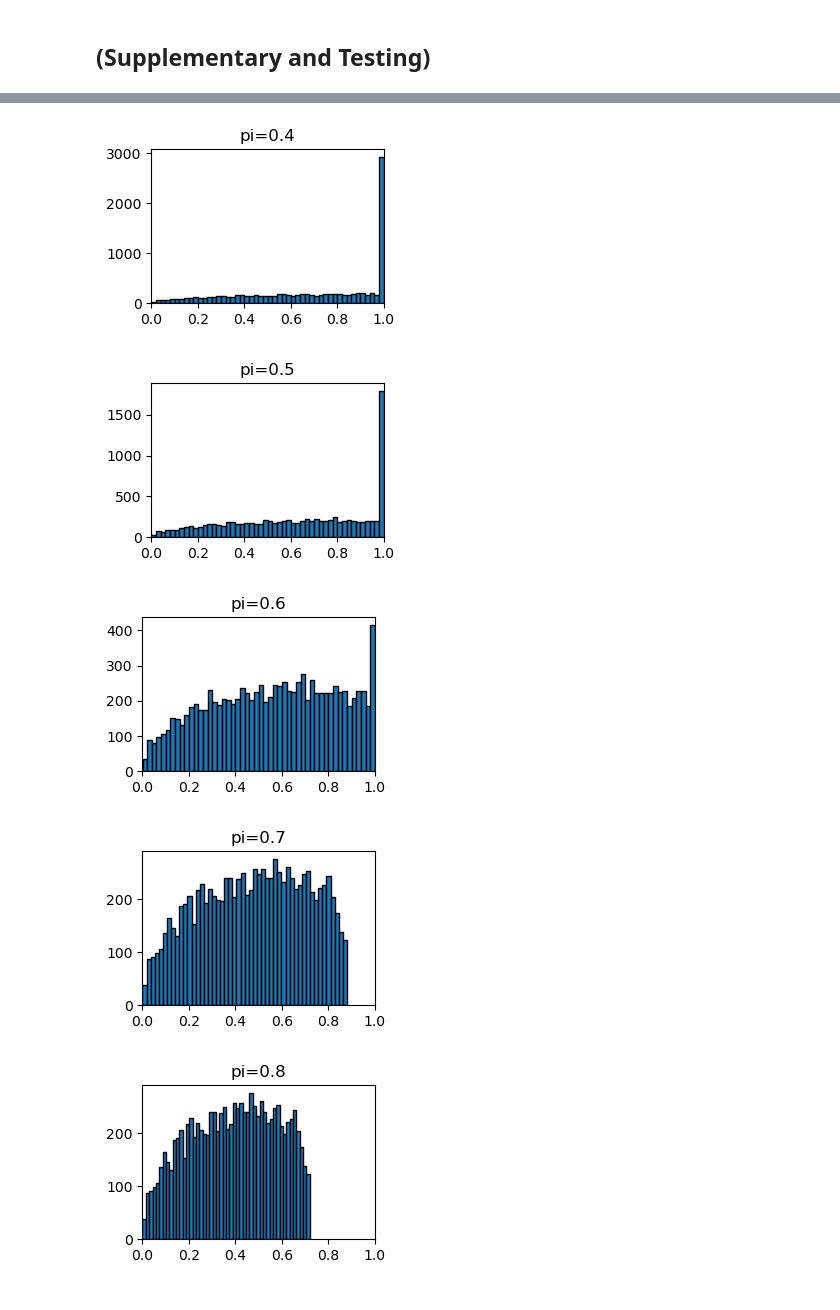
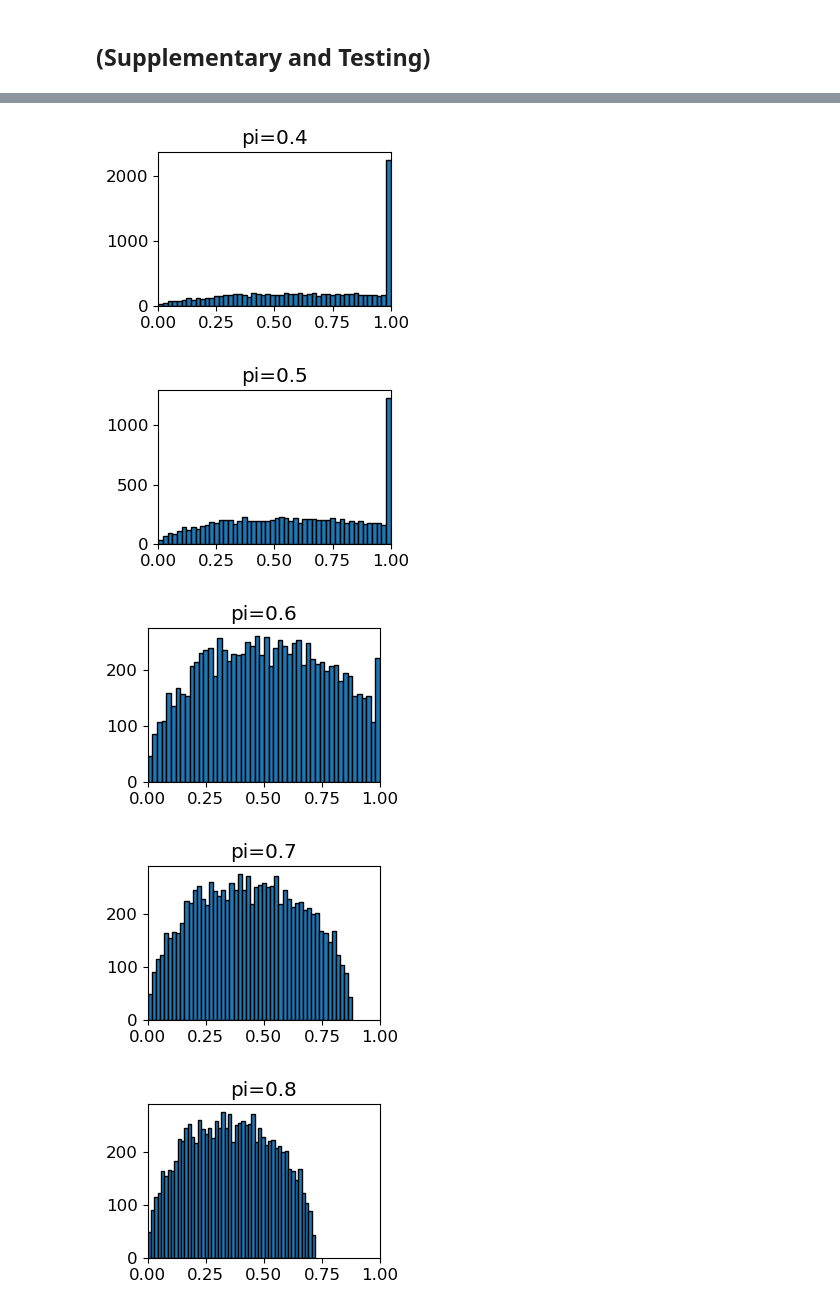
Before and after one commit to shengfuw/Epidemic-Behavior-Interaction-Model, a Jupyter notebook: main.ipynb, the cells around one changed output, grey strips where cells are left out. Drawn from its saved outputs; the diff is of its cells as text; code cells hidden in the pictures.

```diff
--- a/main.ipynb
+++ b/main.ipynb
@@ -426,21 +478,15 @@ class TwoLayerNetwork:
 # %%
 N = 1000 # number of nodes
 k = 5 # average degree
-time_steps = 1500
+time_steps = 3000
 
-a, b = 1.5, 1.25 # beta distribution parameters
-beta_u = 0.85 # transmission probability for unaware nodes
-beta_a = beta_u / 12 # transmission probability for aware nodes: 5 or 10 times smaller than beta_u
-alpha = 0.25 # recovery probability
+a, b = 1.5, 1.5 # beta distribution parameters
+beta_u = 0.8 # transmission probability for unaware nodes
+beta_a = beta_u / 10 # transmission probability for aware nodes: 5 or 10 times smaller than beta_u
+alpha = 0.3 # recovery probability
 infection_period = 50 # number of time steps before a infected node can recover
 gamma = 0.8 # a susceptible individual will break each edge with an infected neighbor at a probability of gamma
-eta = 0.8 # when rewiring, the new link to a susceptible node at a distance of two is made with probability eta
-
-threshold_formula = "complex" # "complex" or "simple" contagion
-lambda_ = 0.7 # how the global infection rate affects the awareness threshold
-rho  = 0.6 # turning point of the awareness threshold
-
-plt.rcParams.update({'font.size': 16})
+eta = 0.4 # when rewiring, the new link to a susceptible node at a distance of two is made with probability eta
 # %% [markdown]
 #### Simple contagion
 # %%
@@ -516,16 +847,16 @@ Clustering coefficient, Transitivity: 0.187059, 0.163740
 # %%
 # x = np.random.uniform(0.05, 0.95, 10000)
 # x = np.random.normal(0.5, 0.25, 10000)
-alpha, beta = 1.5, 1.25
-lambda_ = 0.8
-rho = 0.5
+alpha, beta = 1.5, 1.5
+lambda_ = 0.8 # how sensitive the global infection rate affects the awareness threshol
+rho = 0.5 # turning point of the awareness threshold
 
 x = np.random.beta(alpha, beta, 10000)
 plt.figure(figsize=(3, 2))
 plt.hist(x, bins=50, edgecolor='black')
 plt.xlim(0, 1)
 plt.show()
-for pi in ([0.01, 0.1, 0.2, 0.3, 0.4, 0.5, 0.6, 0.7, 0.8, 0.9]):
+for pi in ([0.01, 0.1, 0.2, 0.3, 0.4, 0.5, 0.6, 0.7, 0.8, 0.9]): # pi: global infection rate
     plt.figure(figsize=(3, 2))
     plt.hist(np.clip(x*(1-lambda_*pi)*(1/rho), 0, 1), bins=50, edgecolor='black')
     plt.xlim(0, 1)
@@ -540,5 +871,5 @@ for pi in ([0.01, 0.1, 0.2, 0.3, 0.4, 0.5, 0.6, 0.7, 0.8, 0.9]):
-[figure, old version]
+[figure, new version]
-[figure, old version]
+[figure, new version]
-[figure, old version]
+[figure, new version]
-[figure, old version]
+[figure, new version]
-[figure, old version]
+[figure, new version]
```
Also changed, not shown: parts of 24 cells of this notebook, 2 other files.
